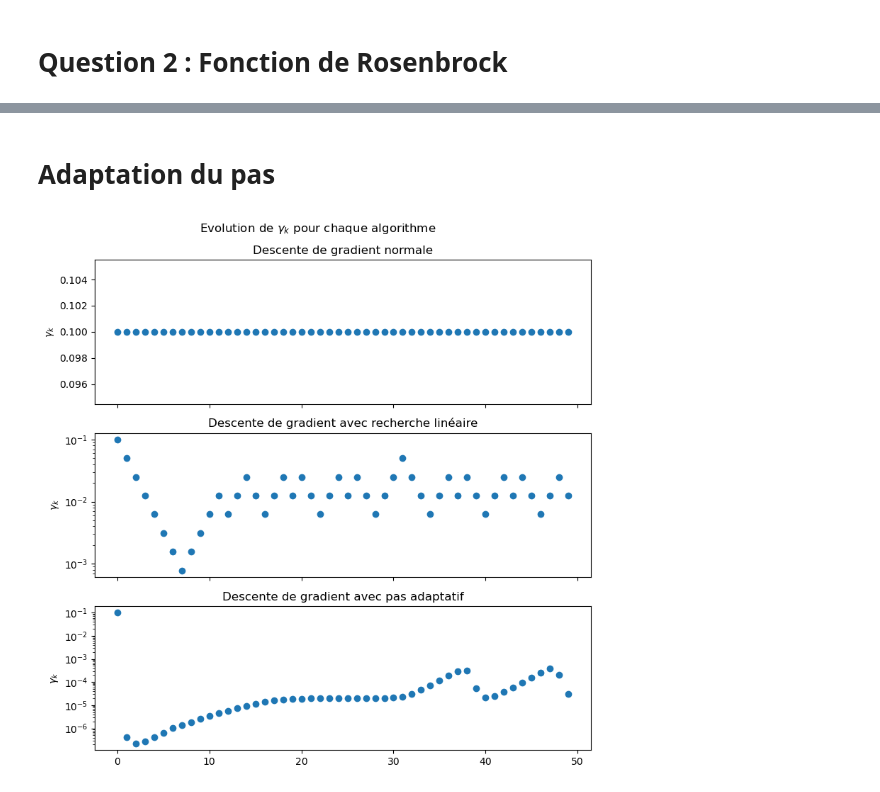
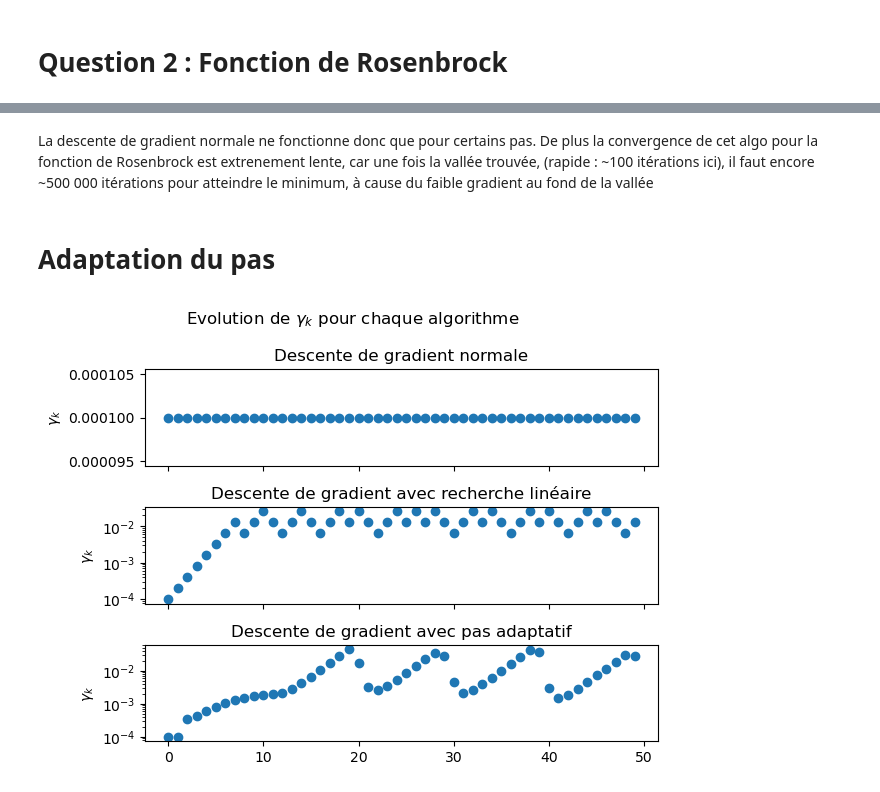
Before and after one commit to SuperMuel/HAX606X-Optimisation-convexe, a Jupyter notebook: tp_note.ipynb, the cells around one changed output, grey strips where cells are left out. Saved outputs shown, nothing was run; the diff lists cells and outputs as text; code cells hidden in the pictures.

```diff
--- a/tp_note.ipynb
+++ b/tp_note.ipynb
@@ -99,11 +99,5 @@ from scipy.optimize import rosen_der
 def f_ros(x1, x2):
     return (x1-1)**2 + 100 * (x2-x1**2)**2
 
-# Exécution d'une descente de gradient normale pour 2 valeurs de gamma
-
 x_init = np.array([-1, -0.5])
 eps = 10e-10
-maxiter = 30
-
-iters3 = grad_desc(rosen_der, x_init, gamma=10e-3, eps=eps, maxiter=maxiter)
-iters5 = grad_desc(rosen_der, x_init, gamma=10e-5, eps=eps, maxiter=maxiter)
@@ -126,3 +161,5 @@ plt.scatter(iters5[:,0], iters5[:,1])
+# %% [markdown]
+La descente de gradient normale ne fonctionne donc que pour certains pas. De plus la convergence de cet algo pour la fonction de Rosenbrock est extrenement lente, car une fois la vallée trouvée, (rapide : ~100 itérations ici), il faut encore ~500 000 itérations pour atteindre le minimum, à cause du faible gradient au fond de la vallée
 # %% [markdown]
 # Adaptation du pas
 # %%
@@ -159,7 +196,7 @@ def grad_desc_line_search(f, df, x_init, gamma, eps, maxiter):
         else:
             gamma *= tau
 
-    return np.array([x_iters]), np.array([gamma_iters])
+    return np.array(x_iters), np.array(gamma_iters)
 # %%
 # Question 4 : Avec pas adaptatif
 
@@ -171,13 +208,13 @@ def grad_desc_adaptive_step(df, x_init, gamma, eps, maxiter=5000):
     Renvoie la liste des x_k et des gamma_k, dans un couple de ndarrays
     """
     x = [x_init.copy()]
-    gamma = [gamma]
+    gamma = [gamma,gamma]
 
     theta = np.Inf
 
     x.append(x[0] - gamma[0] * df(x[0]))
 
-    for k in range(1, maxiter):
+    for _ in range(2, maxiter):
         x_diff = np.linalg.norm(x[-1] - x[-2])
         grad_diff = np.linalg.norm(df(x[-1]) - df(x[-2]))
         a = sqrt(1 + theta) * gamma[-1]
@@ -190,47 +227,47 @@ def grad_desc_adaptive_step(df, x_init, gamma, eps, maxiter=5000):
             break
         x.append(x[-1] - gamma[-1] * g)
         theta = gamma[-1]/gamma[-2]
-    return x, gamma
+    return np.array(x), np.array(gamma)
 # %%
 # Evolution de la taille des pas, exemple avec la fonction de Rosenbrock
 
 def f_ros_np(x):
     return (1-x[0])**2 + 100*(x[1]-x[0]**2) ** 2
 
+## Execution des descentes de gradient avec les algos modifiés
+
 N = 50 # nb d'itérations max
 
 x_init = np.array([-1, -0.5])
-gamma_initial = 10e-2
+gamma_initial = 10e-5
 eps = 10e-10
-iters_x_ls, iters_gamma_ls = grad_desc_line_search(
-    f_ros_np, rosen_der, x_init, gamma_initial, eps, maxiter=N)
+iters_x_ls, iters_gamma_ls = grad_desc_line_search(f=f_ros_np,df= rosen_der,x_init= x_init,gamma= gamma_initial,eps= eps, maxiter=N)
 
 iters_x_as, iters_gamma_as = grad_desc_adaptive_step(
-    rosen_der, x_init, gamma_initial, eps, maxiter=N)
+    df=rosen_der,x_init= x_init,gamma= gamma_initial,eps= eps, maxiter=N)
 
 
-
-# Graphique
+## Graphique montrant l'évolution des gamma
 
 
-fig, (ax1,ax2,ax3) = plt.subplots(3,1,sharex=True, figsize=(8,8))
+fig, (ax1,ax2,ax3) = plt.subplots(3,1,sharex=True)
 
 fig.suptitle("Evolution de $\gamma_k$ pour chaque algorithme")
 
 ax1.scatter(range(N), np.full(N, gamma_initial))
 ax1.title.set_text("Descente de gradient normale")
 ax1.set_ylabel(r"$\gamma_k$")
 
 ax2.scatter(range(N), iters_gamma_ls)
 ax2.set_yscale('log')
 ax2.title.set_text("Descente de gradient avec recherche linéaire")
 ax2.set_ylabel(r"$\gamma_k$")
 
 ax3.scatter(range(N), iters_gamma_as)
 ax3.set_yscale('log')
 ax3.title.set_text("Descente de gradient avec pas adaptatif")
 ax3.set_ylabel(r"$\gamma_k$")
 
 fig.tight_layout()
 # %% [output]
-[figure, old version]
+[figure, new version]
```
Also changed, not shown: parts of 12 cells of this notebook, 1 other file.
